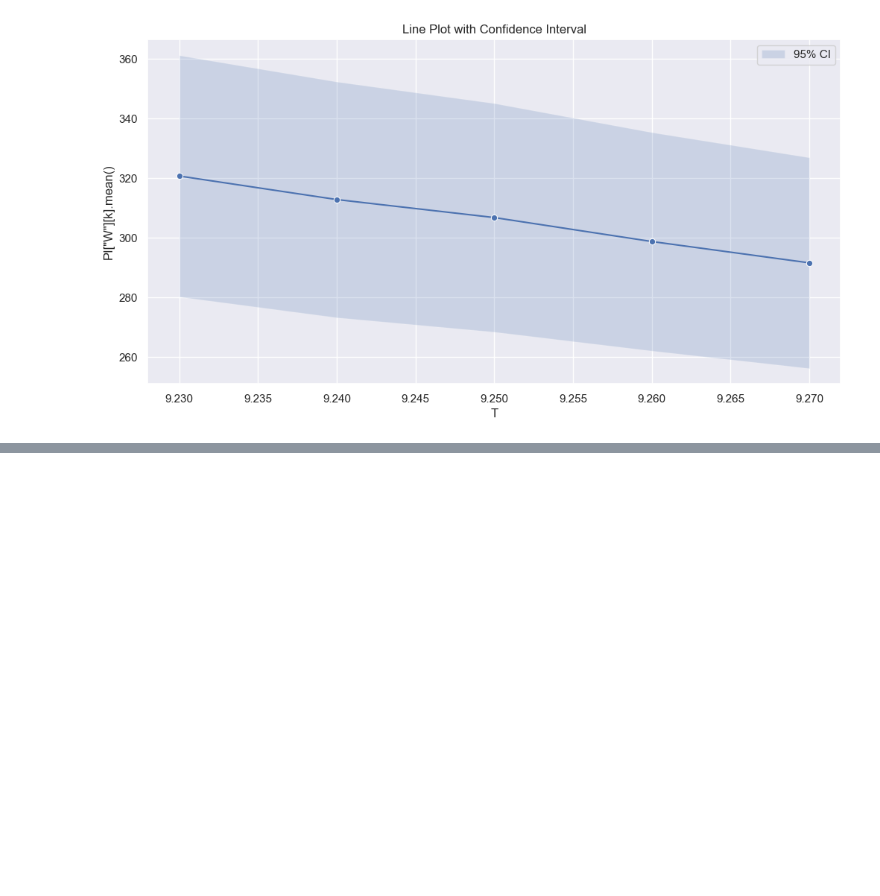
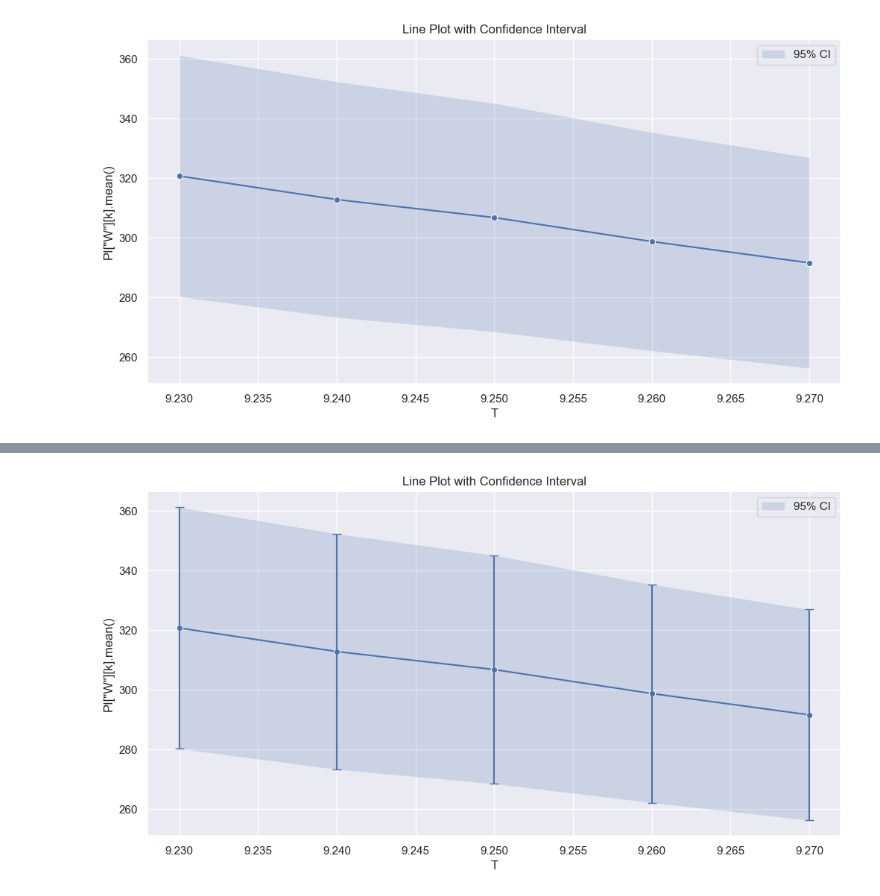
Before and after one commit to giovanniligato/P3CSN, a Jupyter notebook: Implementation/Python_Scripts/Calibration/script.ipynb, the cells around one changed output, grey strips where cells are left out. Saved outputs shown, nothing was run; the diff lists cells and outputs as text; code cells hidden in the pictures; blank space fills up the shorter version.

```diff
--- a/Implementation/Python_Scripts/Calibration/script.ipynb
+++ b/Implementation/Python_Scripts/Calibration/script.ipynb
@@ -267,3 +312,80 @@ plt.show()
  [291.60962143]
 ->  298.760315255702  LB: 262.11756154619184  UB: 335.4030689652121
 [figure]
+# %%
+import pandas as pd
+import numpy as np
+import math
+
+
+n = 50
+C = 10
+T = [9.23, 9.24, 9.25, 9.26, 9.27]
+
+
+VTM = pd.read_csv("Calibration9bis.csv").fillna(0)
+
+VTM = VTM[VTM["type"] == "scalar"]
+VTM = VTM[VTM["module"].str.contains("SuperMarket.globalSink")]
+Exp_W = VTM[VTM["name"] == "totalQueueingTime:mean"]
+
+CSV = {
+    "W": Exp_W
+}
+
+PI = {}
+
+for key in CSV:
+    PI[key] = {}
+    for k in range(len(T)):
+        PI[key][k] = {}
+        temp = []
+        temp = [CSV[key]["value"].values[j + n*k] for j in range(n)]
+        temp = list(map(float, temp))
+        PI[key][k] = pd.DataFrame(temp)
+
+i = 0
+for t in T:
+    print(t,"\n",PI[key][i].mean().values)
+    i = i+1
+
+
+import seaborn as sns
+import matplotlib.pyplot as plt
+
+sns.set(style="darkgrid")
+plt.figure(figsize=(12, 6))
+
+# Set the x-axis values as T
+x = T
+
+# Set the y-axis values as PI["W"][k].mean()
+y = [PI["W"][k].mean().values for k in range(len(T))]
+y = [_[0] for _ in y]
+
+ci = [1.96 * (PI["W"][k].std() / math.sqrt(n)) for k in range(len(T))]
+ci = [_[0] for _ in ci]
+
+# Calculate the confidence interval
+ci_lb = [PI["W"][k].mean().values - (1.96 * (PI["W"][k].std() / math.sqrt(n))) for k in range(len(T))]
+ci_ub = [PI["W"][k].mean().values + (1.96 * (PI["W"][k].std() / math.sqrt(n))) for k in range(len(T))]
+ci_lb = [_[0] for _ in ci_lb]
+ci_ub = [_[0] for _ in ci_ub]
+
+
+# Plot the line
+sns.lineplot(x=x, y=y, marker='o')
+
+plt.errorbar(x=x, y=y, fmt='o', yerr=ci, markersize=3, capsize=4, color='b')
+
+# Add the confidence interval
+plt.fill_between(x, ci_lb, ci_ub, alpha=0.2, label='95% CI')
+
+
+plt.title('Line Plot with Confidence Interval')
+plt.xlabel('T')
+plt.ylabel('PI["W"][k].mean()')
+
+plt.legend()
+plt.show()
+# %% [output]
@@ -269,0 +402 @@ plt.show()
+[figure, added]
```
Also changed, not shown: parts of 4 cells of this notebook, 8 other files.
